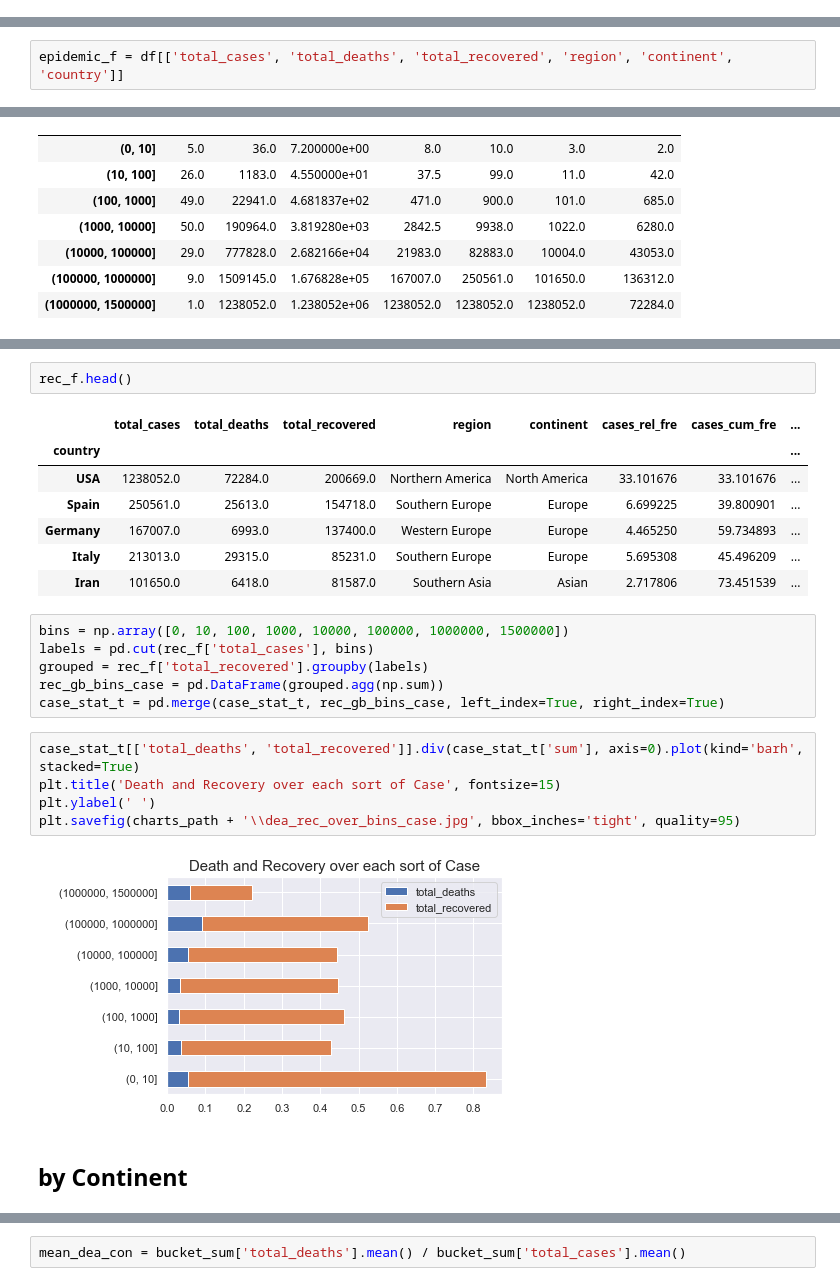
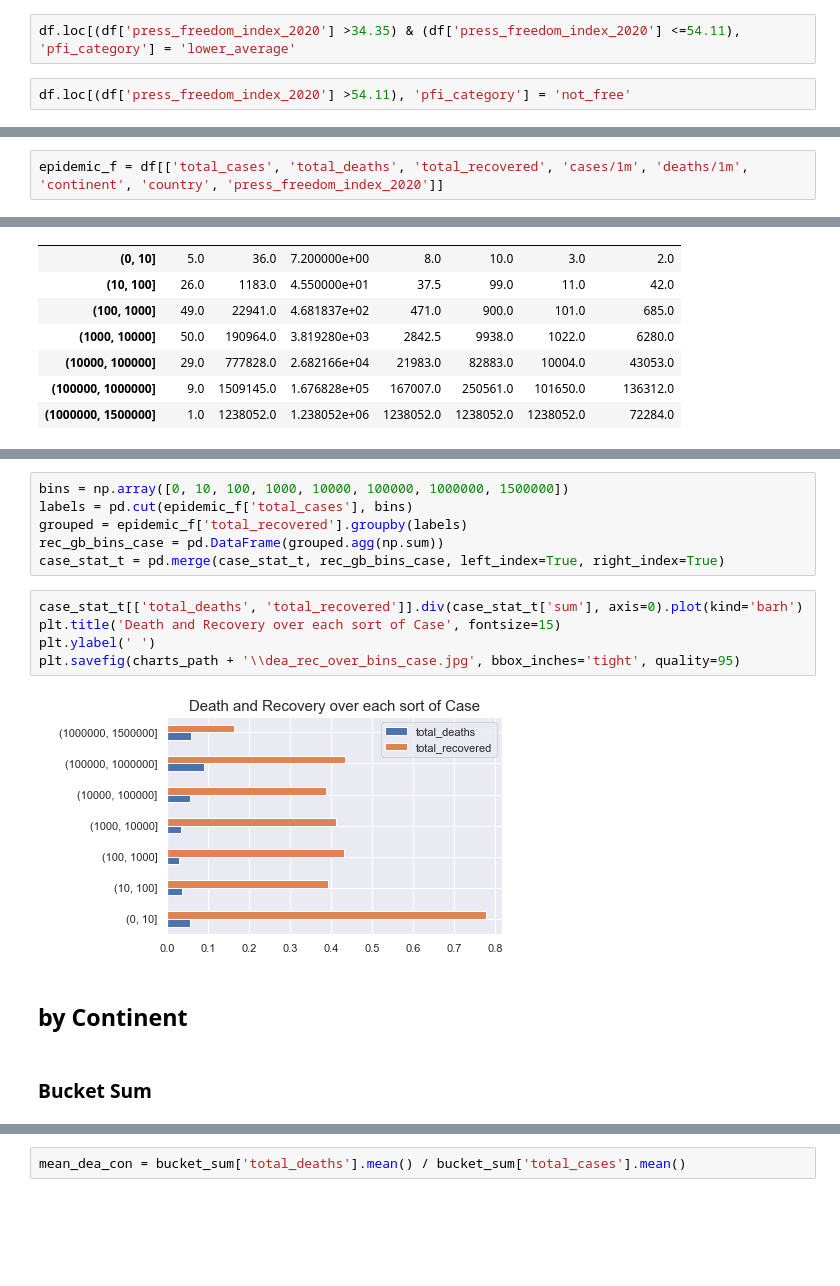
Before and after one commit to trungtv4597/Covid_19_and_Press_Freedom_Index_Analysis, a Jupyter notebook: assessment.ipynb, the cells around one changed output, grey strips where cells are left out. Cells and saved outputs as stored; diff of their text form; blank space fills up the shorter version.

```diff
--- a/assessment.ipynb
+++ b/assessment.ipynb
@@ -227,0 +231,4 @@ pfi_bins_f
+# %%
+df.loc[(df['press_freedom_index_2020'] >34.35) & (df['press_freedom_index_2020'] <=54.11), 'pfi_category'] = 'lower_average'
+# %%
+df.loc[(df['press_freedom_index_2020'] >54.11), 'pfi_category'] = 'not_free'
@@ -237,7 +262,7 @@ plt.savefig(charts_path + '\\his_pfi.jpg')
 # %% [markdown]
 # Epidemic Status
 # %%
-epidemic_f = df[['total_cases', 'total_deaths', 'total_recovered', 'region', 'continent', 'country']]
+epidemic_f = df[['total_cases', 'total_deaths', 'total_recovered', 'cases/1m', 'deaths/1m', 'continent', 'country', 'press_freedom_index_2020']]
 # %%
 epidemic_f = epidemic_f.set_index('country')
 # %% [markdown]
@@ -410,26 +464,18 @@ plt.savefig(charts_path + '\\cases_deaths_rec_pareto.png', bbox_inches='tight')
-# %%
-rec_f.head()
-# %% [output]
-|  | total_cases | total_deaths | total_recovered | region | continent | cases_rel_fre | cases_cum_fre | ... |
-| country |  |  |  |  |  |  |  | ... |
-| USA | 1238052.0 | 72284.0 | 200669.0 | Northern America | North America | 33.101676 | 33.101676 | ... |
-| Spain | 250561.0 | 25613.0 | 154718.0 | Southern Europe | Europe | 6.699225 | 39.800901 | ... |
-| Germany | 167007.0 | 6993.0 | 137400.0 | Western Europe | Europe | 4.465250 | 59.734893 | ... |
-| Italy | 213013.0 | 29315.0 | 85231.0 | Southern Europe | Europe | 5.695308 | 45.496209 | ... |
-| Iran | 101650.0 | 6418.0 | 81587.0 | Southern Asia | Asian | 2.717806 | 73.451539 | ... |
 # %%
 bins = np.array([0, 10, 100, 1000, 10000, 100000, 1000000, 1500000])
-labels = pd.cut(rec_f['total_cases'], bins)
-grouped = rec_f['total_recovered'].groupby(labels)
+labels = pd.cut(epidemic_f['total_cases'], bins)
+grouped = epidemic_f['total_recovered'].groupby(labels)
 rec_gb_bins_case = pd.DataFrame(grouped.agg(np.sum))
 case_stat_t = pd.merge(case_stat_t, rec_gb_bins_case, left_index=True, right_index=True)
 # %%
-case_stat_t[['total_deaths', 'total_recovered']].div(case_stat_t['sum'], axis=0).plot(kind='barh', stacked=True)
+case_stat_t[['total_deaths', 'total_recovered']].div(case_stat_t['sum'], axis=0).plot(kind='barh')
 plt.title('Death and Recovery over each sort of Case', fontsize=15)
 plt.ylabel(' ')
 plt.savefig(charts_path + '\\dea_rec_over_bins_case.jpg', bbox_inches='tight', quality=95)
 # %% [output]
-[figure, old version]
+[figure, new version]
 # %% [markdown]
 ## by Continent
+# %% [markdown]
+### Bucket Sum
 # %%
```
Also changed, not shown: parts of 152 cells of this notebook, 27 other files.
